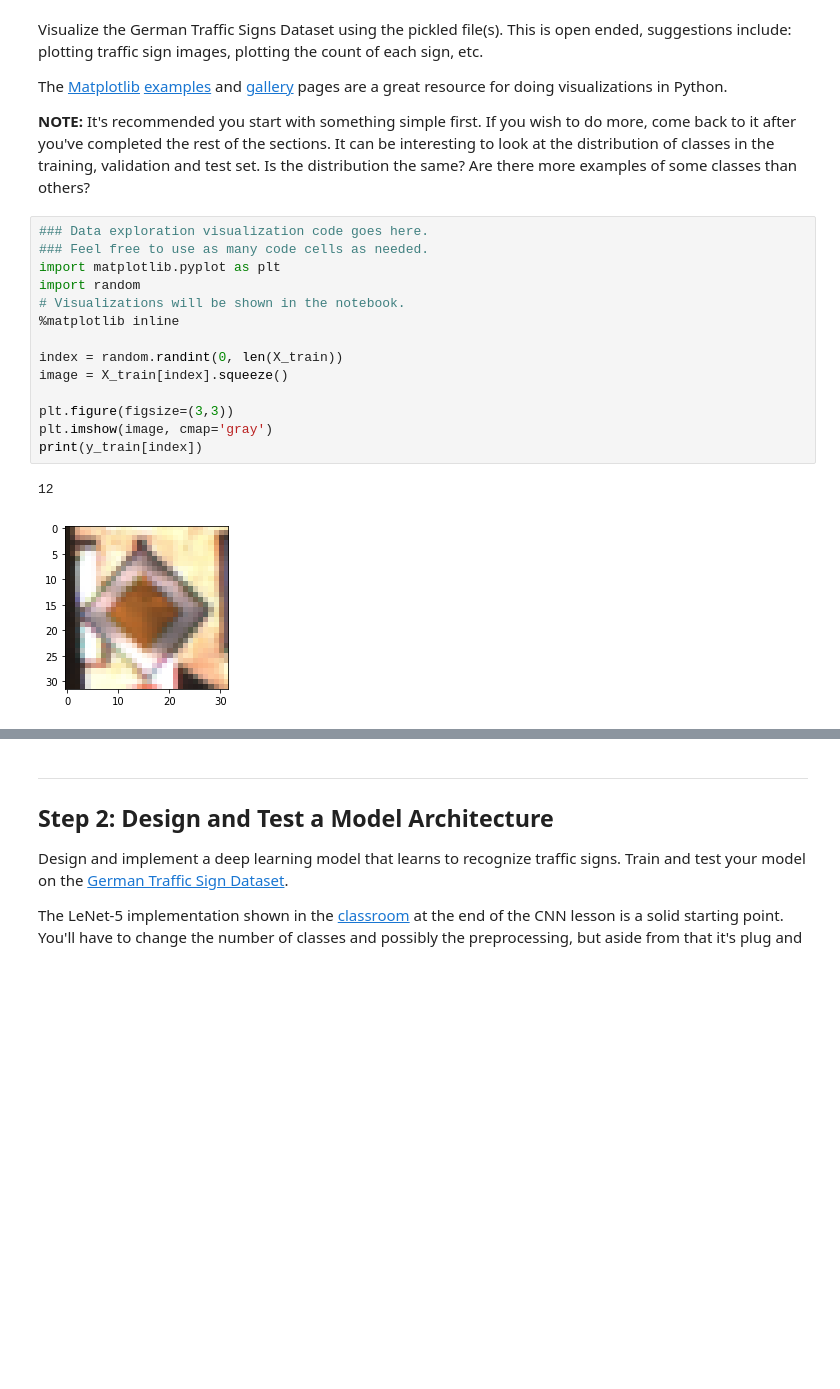
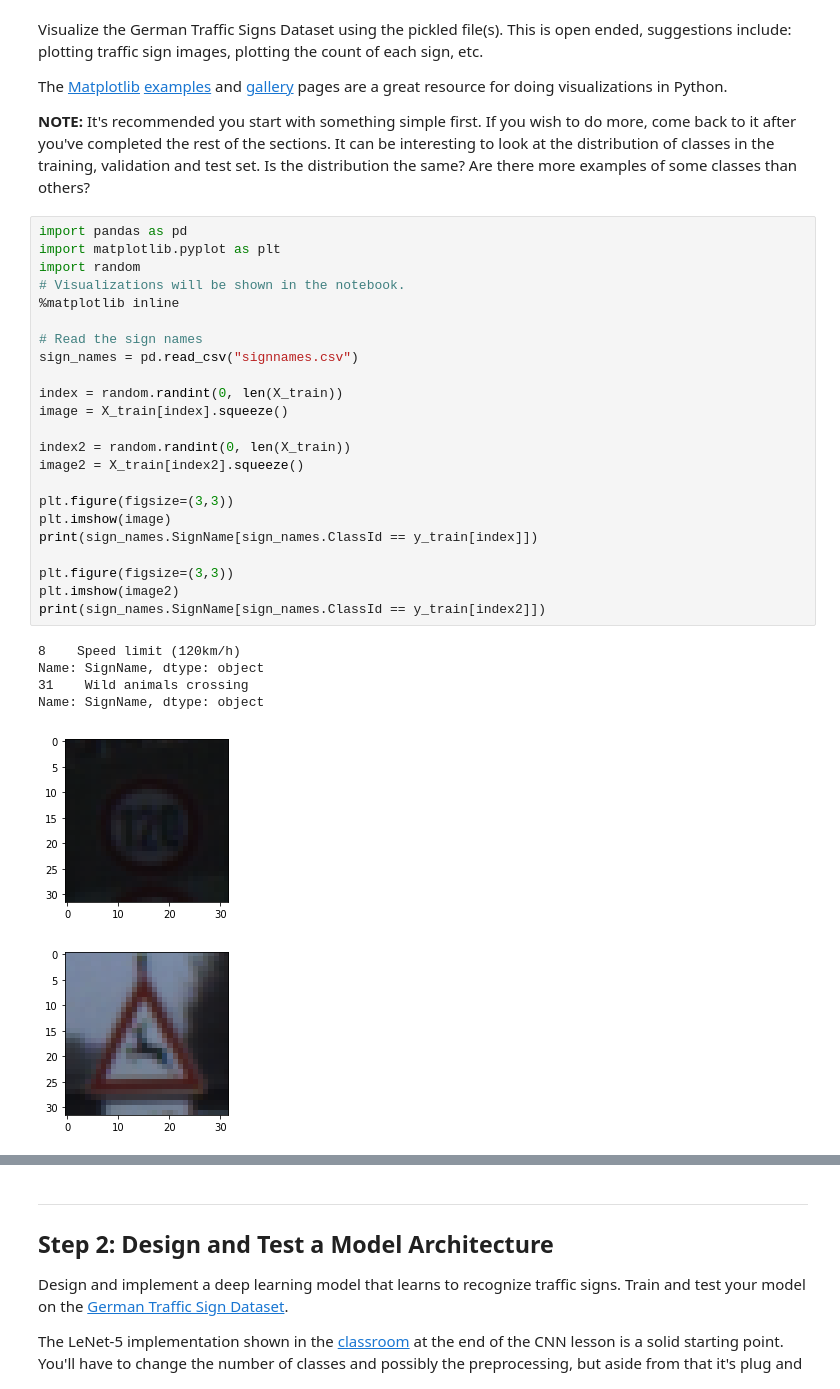
Before and after one commit to Dipanshu2424/udacity_CarND, a Jupyter notebook: CarND-Traffic-Sign-Classifier-Project/Traffic_Sign_Classifier.ipynb, the cells around one changed output, grey strips where cells are left out. Saved outputs shown, nothing was run; the diff lists cells and outputs as text; blank space fills up the shorter version.

```diff
--- a/CarND-Traffic-Sign-Classifier-Project/Traffic_Sign_Classifier.ipynb
+++ b/CarND-Traffic-Sign-Classifier-Project/Traffic_Sign_Classifier.ipynb
@@ -98,19 +98,32 @@ The [Matplotlib](http://matplotlib.org/) [examples](http://matplotlib.org/exampl
 
 **NOTE:** It's recommended you start with something simple first. If you wish to do more, come back to it after you've completed the rest of the sections. It can be interesting to look at the distribution of classes in the training, validation and test set. Is the distribution the same? Are there more examples of some classes than others?
 # %%
-### Data exploration visualization code goes here.
-### Feel free to use as many code cells as needed.
+import pandas as pd
 import matplotlib.pyplot as plt
 import random
 # Visualizations will be shown in the notebook.
 %matplotlib inline
 
+# Read the sign names
+sign_names = pd.read_csv("signnames.csv")
+
 index = random.randint(0, len(X_train))
 image = X_train[index].squeeze()
 
+index2 = random.randint(0, len(X_train))
+image2 = X_train[index2].squeeze()
+
 plt.figure(figsize=(3,3))
-plt.imshow(image, cmap='gray')
-print(y_train[index])
+plt.imshow(image)
+print(sign_names.SignName[sign_names.ClassId == y_train[index]])
+
+plt.figure(figsize=(3,3))
+plt.imshow(image2)
+print(sign_names.SignName[sign_names.ClassId == y_train[index2]])
 # %% [output]
-12
+8    Speed limit (120km/h)
+Name: SignName, dtype: object
+31    Wild animals crossing
+Name: SignName, dtype: object
-[figure, old version]
+[figure, new version]
+[figure, added]
```
Also changed, not shown: parts of 21 cells of this notebook.
